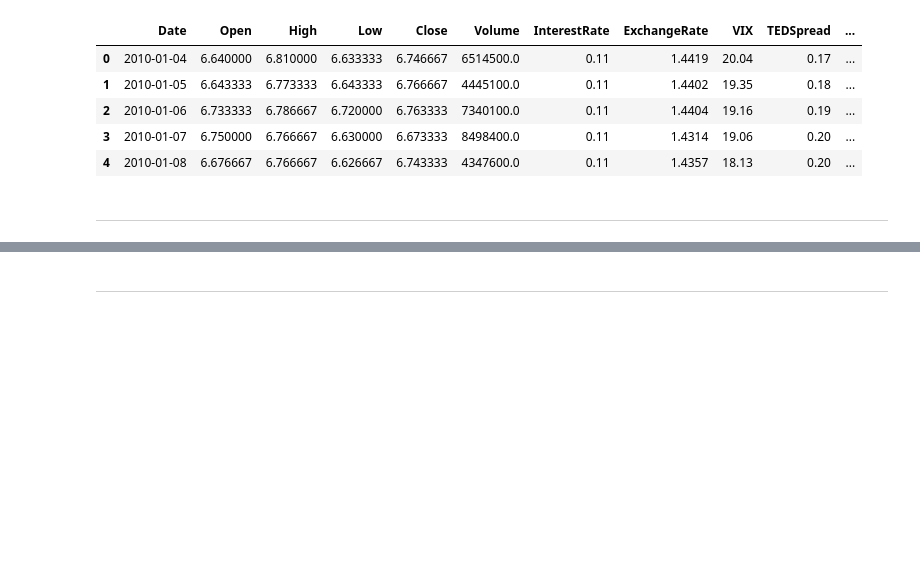
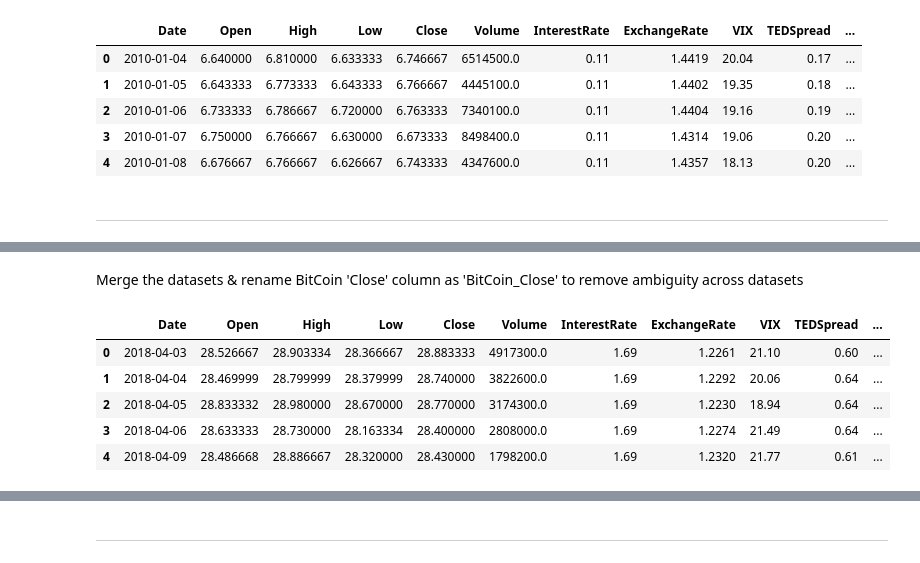
Before and after one commit to Mickyreegs/Project5, a Jupyter notebook: jupyter_notebooks/Data_Collection.ipynb, the cells around one changed output, grey strips where cells are left out. Cells and saved outputs as stored; diff of their text form; code cells hidden in the pictures; blank space fills up the shorter version.

Commit message:
Merge datasets into 1 file - df_final

```diff
--- a/jupyter_notebooks/Data_Collection.ipynb
+++ b/jupyter_notebooks/Data_Collection.ipynb
@@ -151,0 +158,21 @@ Section 2 content
+# %%
+df_bitcoin.sort_values('Date', inplace=True)
+df_macro.sort_values('Date', inplace=True)
+df_nasdaq.sort_values('Date', inplace=True)
+# %% [markdown]
+Merge the datasets & rename BitCoin 'Close' column as 'BitCoin_Close' to remove ambiguity across datasets
+# %%
+df_merged = pd.merge(df_nasdaq, df_macro, on='Date', how='inner')
+# %%
+df_bitcoin.rename(columns={'Close': 'BitCoin_Close'}, inplace=True)
+# %%
+df_final = pd.merge(df_merged, df_bitcoin[['Date', 'BitCoin_Close']], on='Date', how='left')
+# %%
+df_final.head()
+# %% [output]
+|  | Date | Open | High | Low | Close | Volume | InterestRate | ExchangeRate | VIX | TEDSpread | ... |
+| 0 | 2018-04-03 | 28.526667 | 28.903334 | 28.366667 | 28.883333 | 4917300.0 | 1.69 | 1.2261 | 21.10 | 0.60 | ... |
+| 1 | 2018-04-04 | 28.469999 | 28.799999 | 28.379999 | 28.740000 | 3822600.0 | 1.69 | 1.2292 | 20.06 | 0.64 | ... |
+| 2 | 2018-04-05 | 28.833332 | 28.980000 | 28.670000 | 28.770000 | 3174300.0 | 1.69 | 1.2230 | 18.94 | 0.64 | ... |
+| 3 | 2018-04-06 | 28.633333 | 28.730000 | 28.163334 | 28.400000 | 2808000.0 | 1.69 | 1.2274 | 21.49 | 0.64 | ... |
+| 4 | 2018-04-09 | 28.486668 | 28.886667 | 28.320000 | 28.430000 | 1798200.0 | 1.69 | 1.2320 | 21.77 | 0.61 | ... |
```
Also changed, not shown: parts of 7 cells of this notebook.
